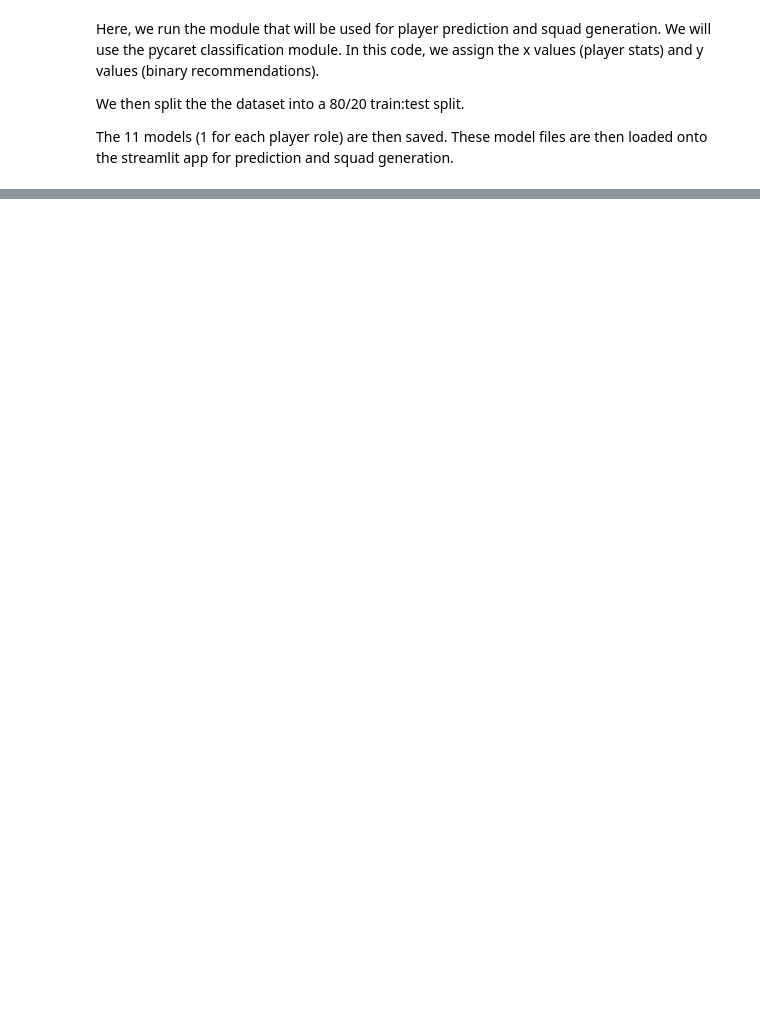
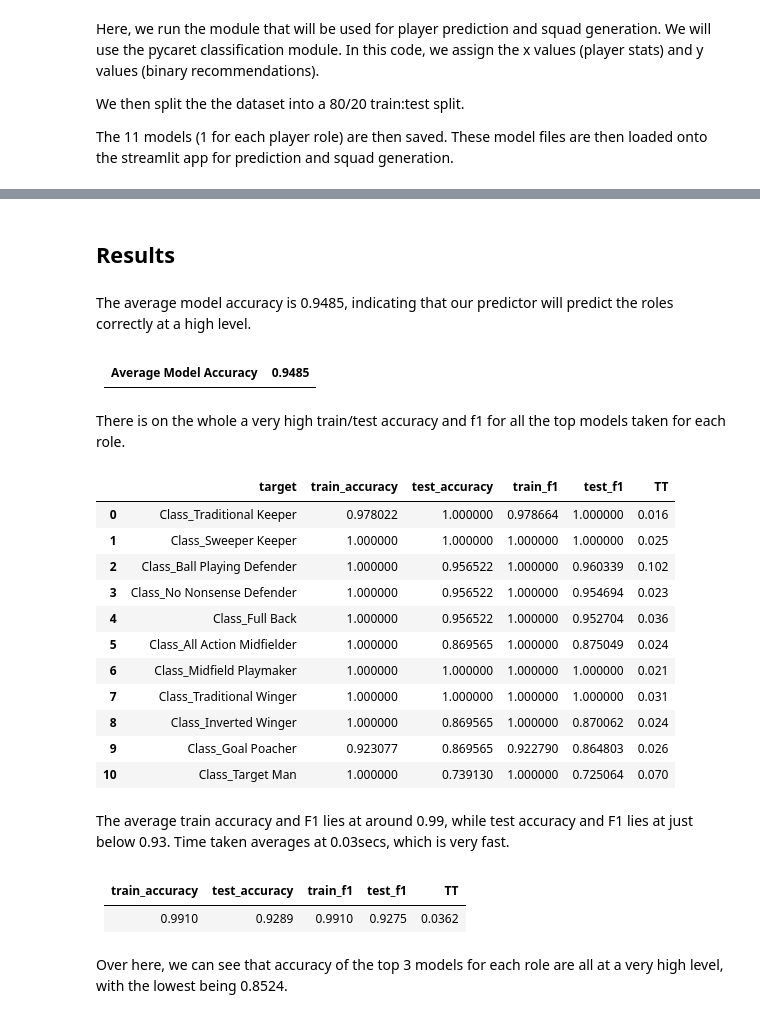
Before and after one commit to jaedenlowe/Goal-2030, a Jupyter notebook: 3. Final Model/02-modelling.ipynb, the cells around one changed output, grey strips where cells are left out. Saved outputs shown, nothing was run; the diff lists cells and outputs as text; code cells hidden in the pictures; blank space fills up the shorter version.

```diff
--- a/3. Final Model/02-modelling.ipynb
+++ b/3. Final Model/02-modelling.ipynb
@@ -162,0 +209,33 @@ Transformation Pipeline and Model Successfully Loaded
+# %% [markdown]
+## Results
+# %% [markdown]
+The average model accuracy is 0.9485, indicating that our predictor will predict the roles correctly at a high level.
+# %% [markdown]
+| Average Model Accuracy  | 0.9485 |
+|-------------------------|--------|
+# %% [markdown]
+There is on the whole a very high train/test accuracy and f1 for all the top models taken for each role.
+# %%
+#Display the train/test accuracy and F1, and time taken
+results_df
+# %% [output]
+|  | target | train_accuracy | test_accuracy | train_f1 | test_f1 | TT |
+| 0 | Class_Traditional Keeper | 0.978022 | 1.000000 | 0.978664 | 1.000000 | 0.016 |
+| 1 | Class_Sweeper Keeper | 1.000000 | 1.000000 | 1.000000 | 1.000000 | 0.025 |
+| 2 | Class_Ball Playing Defender | 1.000000 | 0.956522 | 1.000000 | 0.960339 | 0.102 |
+| 3 | Class_No Nonsense Defender | 1.000000 | 0.956522 | 1.000000 | 0.954694 | 0.023 |
+| 4 | Class_Full Back | 1.000000 | 0.956522 | 1.000000 | 0.952704 | 0.036 |
+| 5 | Class_All Action Midfielder | 1.000000 | 0.869565 | 1.000000 | 0.875049 | 0.024 |
+| 6 | Class_Midfield Playmaker | 1.000000 | 1.000000 | 1.000000 | 1.000000 | 0.021 |
+| 7 | Class_Traditional Winger | 1.000000 | 1.000000 | 1.000000 | 1.000000 | 0.031 |
+| 8 | Class_Inverted Winger | 1.000000 | 0.869565 | 1.000000 | 0.870062 | 0.024 |
+| 9 | Class_Goal Poacher | 0.923077 | 0.869565 | 0.922790 | 0.864803 | 0.026 |
+| 10 | Class_Target Man | 1.000000 | 0.739130 | 1.000000 | 0.725064 | 0.070 |
+# %% [markdown]
+The average train accuracy and F1 lies at around 0.99, while test accuracy and F1 lies at just below 0.93. Time taken averages at 0.03secs, which is very fast.
+# %% [markdown]
+| train_accuracy | test_accuracy | train_f1 | test_f1 | TT     |
+|----------------|---------------|----------|---------|--------|
+| 0.9910         | 0.9289        | 0.9910   | 0.9275  | 0.0362 |
+# %% [markdown]
+Over here, we can see that accuracy of the top 3 models for each role are all at a very high level, with the lowest being 0.8524.
```
Also changed, not shown: parts of 7 cells of this notebook, 3 other files.
